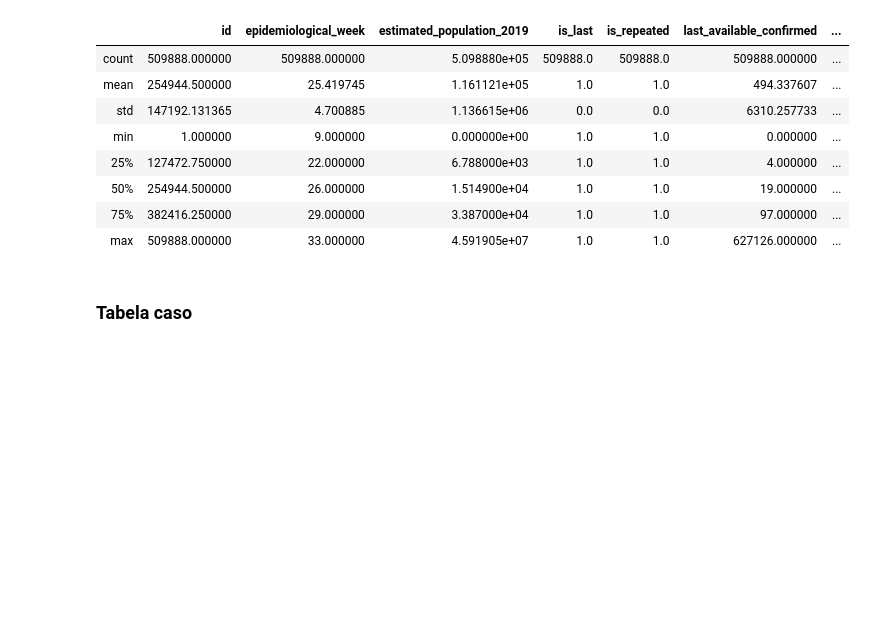
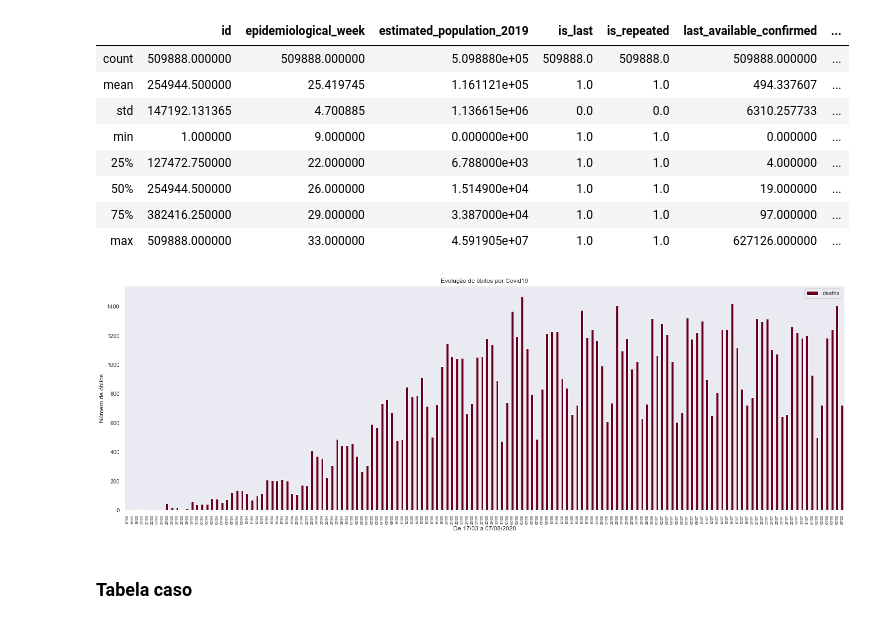
Before and after one commit to marcoguinter/aed_projeto3, a Jupyter notebook: covid19.ipynb, the cells around one changed output. Cells and saved outputs as stored; diff of their text form; code cells hidden in the pictures; blank space fills up the shorter version.

```diff
--- a/covid19.ipynb
+++ b/covid19.ipynb
@@ -1048,6 +1069,27 @@ df_caso_full.toPandas().describe()
 | 50% | 254944.500000 | 26.000000 | 1.514900e+04 | 1.0 | 1.0 | 19.000000 | ... |
 | 75% | 382416.250000 | 29.000000 | 3.387000e+04 | 1.0 | 1.0 | 97.000000 | ... |
 | max | 509888.000000 | 33.000000 | 4.591905e+07 | 1.0 | 1.0 | 627126.000000 | ... |
+# %%
+df_evolucao = getData("SELECT DATE_FORMAT(date,'%d/%m') AS date, SUM(new_deaths) AS deaths FROM caso_full WHERE place_type='city' AND date BETWEEN '2020-03-17' AND '2020-08-07' GROUP BY date")
+
+df_evolucao=df_evolucao.toPandas()
+df_evolucao["deaths"]=pd.to_numeric(df_evolucao["deaths"])
+
+f, ax = plt.subplots(figsize=(25, 8))
+
+sns.set_style("dark")
+df_evolucao.plot(kind="bar", ax=ax, x="date", y=["deaths"], colormap='RdGy')
+
+plt.title('Evolução de óbitos por Covid19')
+plt.ylabel('Número de óbitos')
+plt.xlabel('De 17/03 a 07/08/2020')
+plt.xticks(fontsize=7)
+plt.show()
+
+# Garbage collection
+del df_evolucao
+# %% [output]
+[figure, added]
 # %% [markdown]
 ### Tabela caso
 # %%
```
Also changed, not shown: parts of 9 cells of this notebook.
